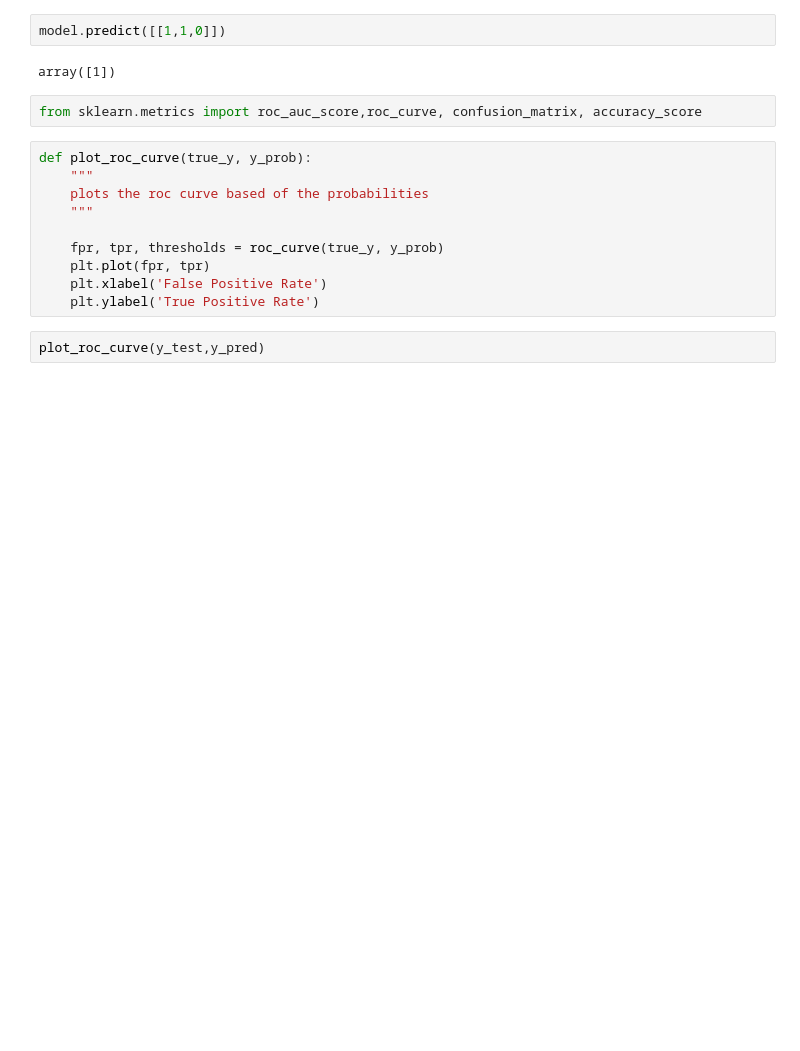
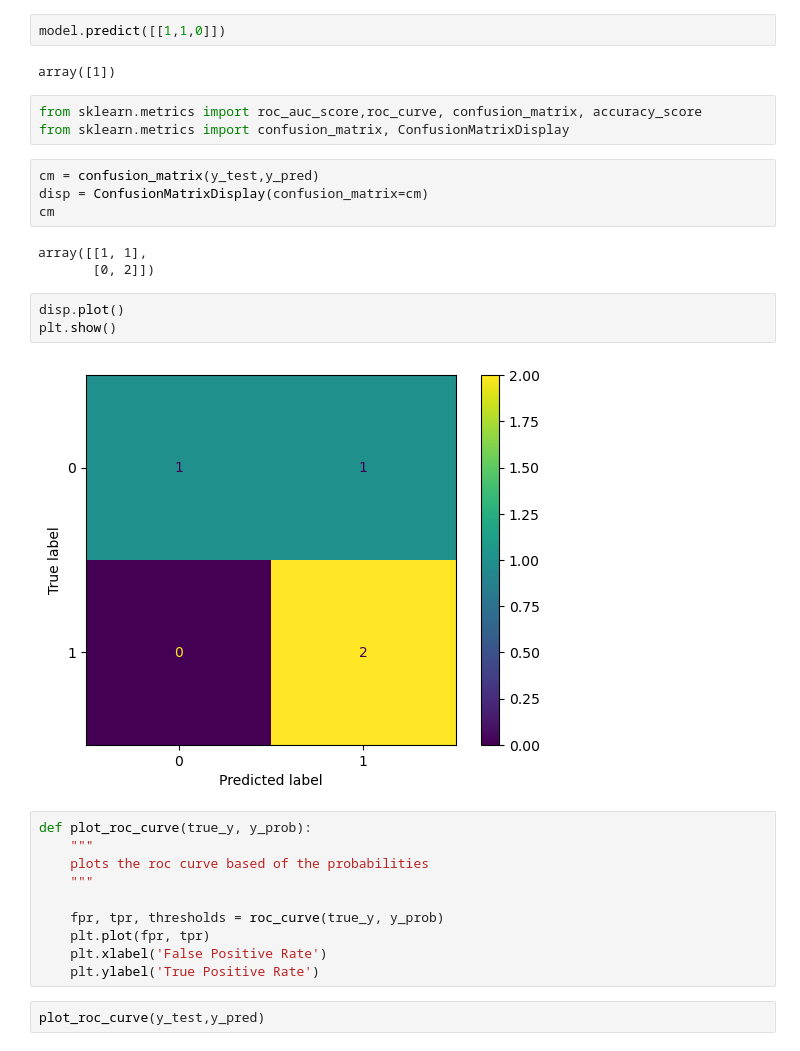
Before and after one commit to Aayush181509/AI-Workshop, a Jupyter notebook: Decision_Tree.ipynb, the cells around one changed output. Saved outputs shown, nothing was run; the diff lists cells and outputs as text; blank space fills up the shorter version.

```diff
--- a/Decision_Tree.ipynb
+++ b/Decision_Tree.ipynb
@@ -98,6 +98,19 @@ model.predict([[1,1,0]])
 array([1])
 # %%
 from sklearn.metrics import roc_auc_score,roc_curve, confusion_matrix, accuracy_score
+from sklearn.metrics import confusion_matrix, ConfusionMatrixDisplay
+# %%
+cm = confusion_matrix(y_test,y_pred)
+disp = ConfusionMatrixDisplay(confusion_matrix=cm)
+cm
+# %% [output]
+array([[1, 1],
+       [0, 2]])
+# %%
+disp.plot()
+plt.show()
+# %% [output]
+[figure, added]
 # %%
 def plot_roc_curve(true_y, y_prob):
     """
```
Also changed, not shown: parts of 1 cell of this notebook, 7 other files.
